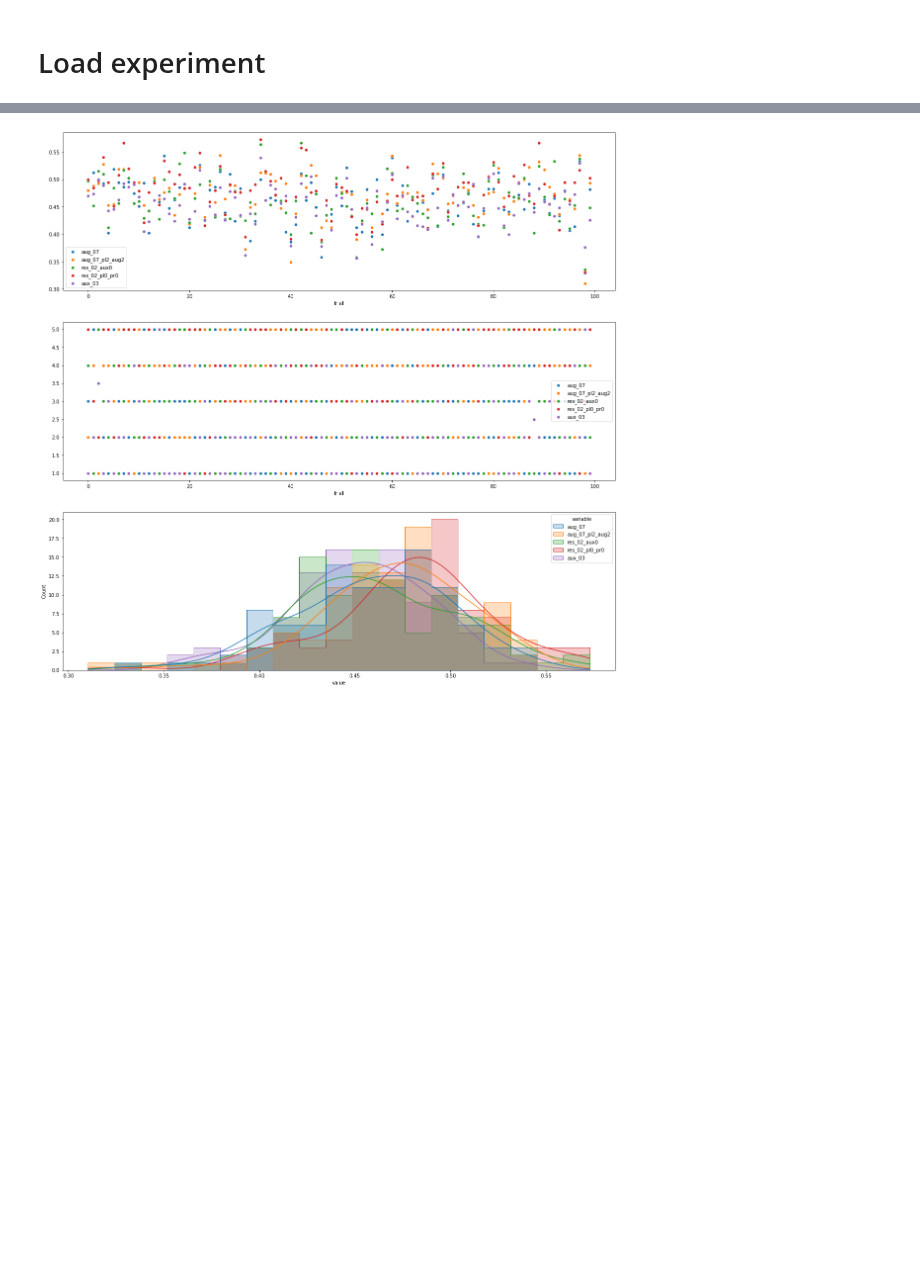
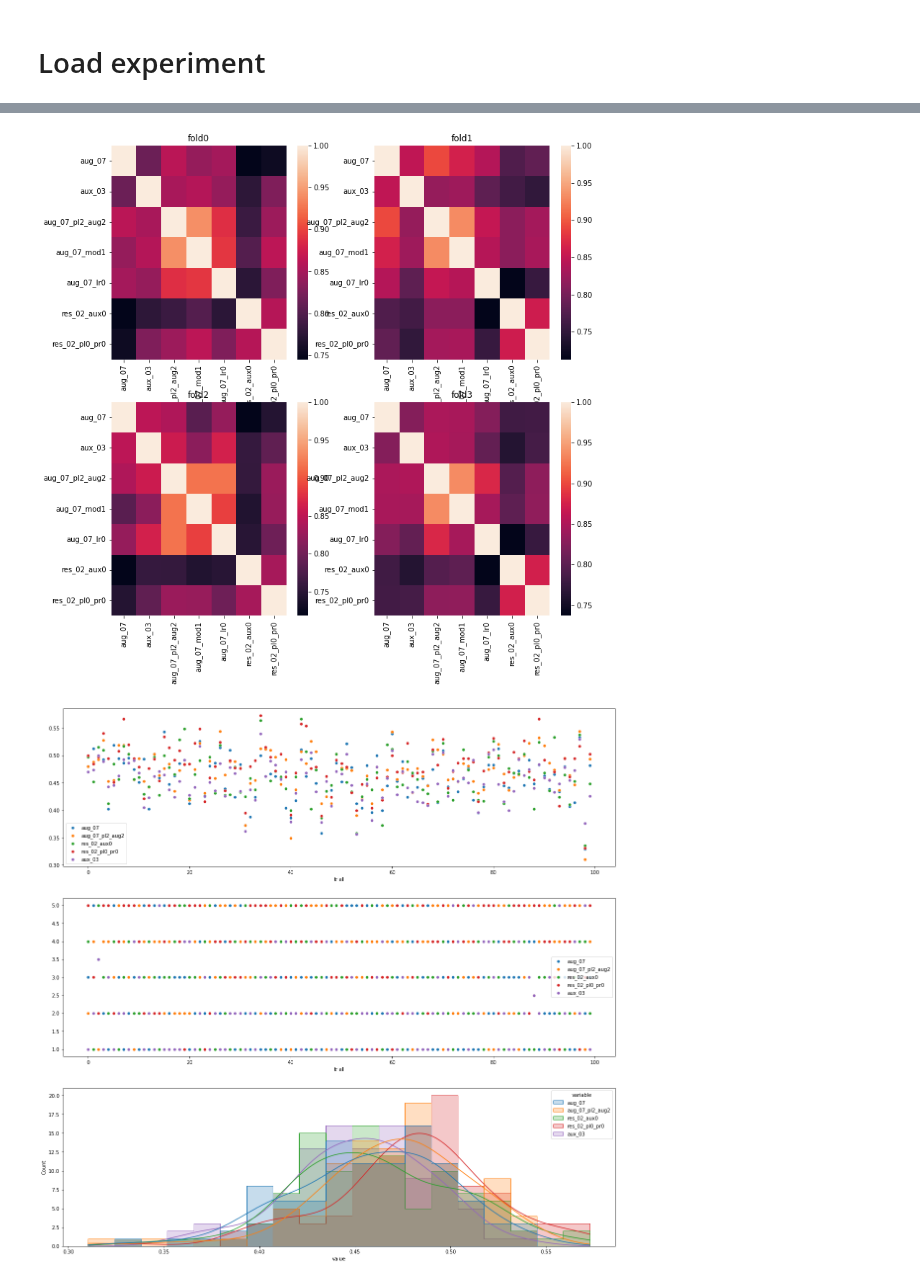
Before and after one commit to analokmaus/kaggle-rsna-breast-cancer, a Jupyter notebook: 01_post_analysis.ipynb, the cells around one changed output, grey strips where cells are left out. Saved outputs shown, nothing was run; the diff lists cells and outputs as text; code cells hidden in the pictures; blank space fills up the shorter version.

```diff
--- a/01_post_analysis.ipynb
+++ b/01_post_analysis.ipynb
@@ -34,7 +34,6 @@ from sklearn.metrics import roc_auc_score
 def aggregate_results(cfg):
     with open(f'results/{cfg.name}/predictions.pickle', 'rb') as f:
         predictions = pickle.load(f)
-    metric = Pfbeta(binarize=True)
     res_df = []
     for fold_i, (folds, pred_fold) in enumerate(zip(predictions['folds'], predictions['outoffolds'])):
         ds = cfg.dataset(df=train.iloc[folds[1]], image_dir=None)
@@ -48,8 +47,18 @@ def aggregate_results(cfg):
     return res_df
 
 configs_to_export = [
-    Aug07(), Aug07pl2aug2(), Res02Aux0(), Res02pl0pr0(), AuxLoss03()
+    Aug07(), AuxLoss03(), Aug07pl2aug2(), Aug07mod1(), Aug07lr0(), Res02Aux0(), Res02pl0pr0(),
 ]
-for cfg in configs_to_export:
+for icfg, cfg in enumerate(configs_to_export):
     oof_df = aggregate_results(cfg)
     oof_df.to_csv(f'input/rsna-breast-cancer-detection/oofs/kuma_{cfg.name}.csv', index=False)
+# %%
+for icfg, cfg in enumerate(configs_to_export):
+    if icfg == 0:
+        oof_df = aggregate_results(cfg).rename({'pred': f'{cfg.name}'}, axis=1)
+    else:
+        oof_df = oof_df.merge(
+            aggregate_results(cfg).rename({'pred': f'{cfg.name}'}, axis=1),
+            on=['prediction_id', 'fold'], how='left')
+
+oof_df
@@ -56,3 +79,12 @@ for cfg in configs_to_export:
+# %%
+plt.figure(figsize=(12, 12))
+for fold, fold_df in oof_df.groupby('fold'):
+    plt.subplot(2, 2, fold+1)
+    sns.heatmap(fold_df.drop(['fold', 'prediction_id'], axis=1).corr())
+    plt.title(f'fold{fold}')
+plt.show()
+# %% [output]
+[figure, added]
 # %%
 # for fold in range(4):
 #     checkpoint = torch.load(f'results/aug_07_pl0_es0/fold{fold}.pt')
```
Also changed, not shown: parts of 10 cells of this notebook, 8 other files.
